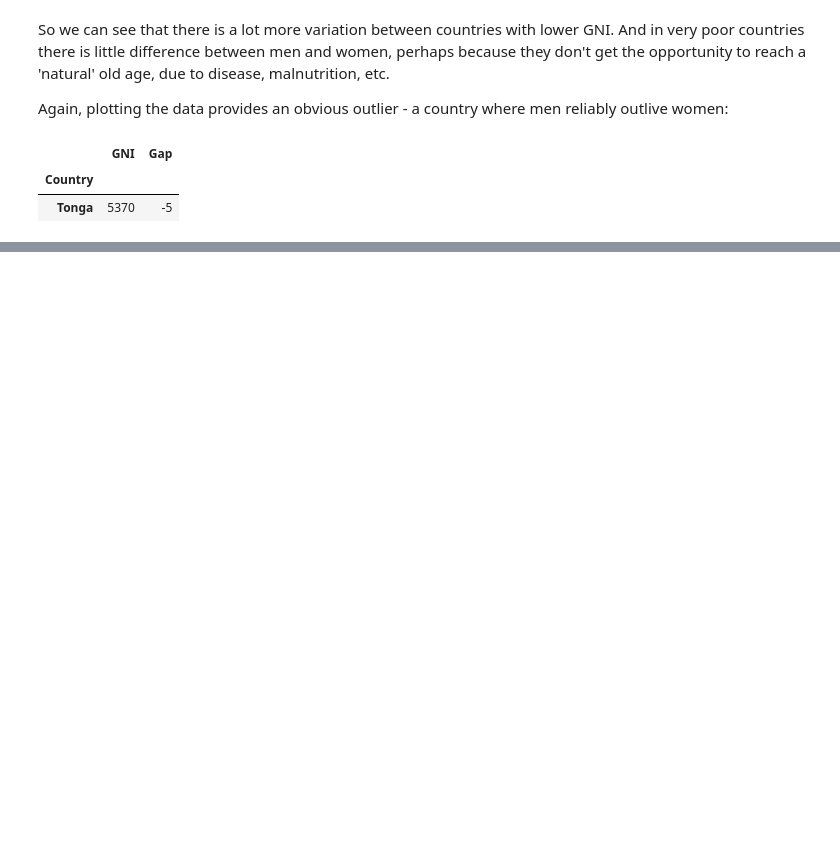
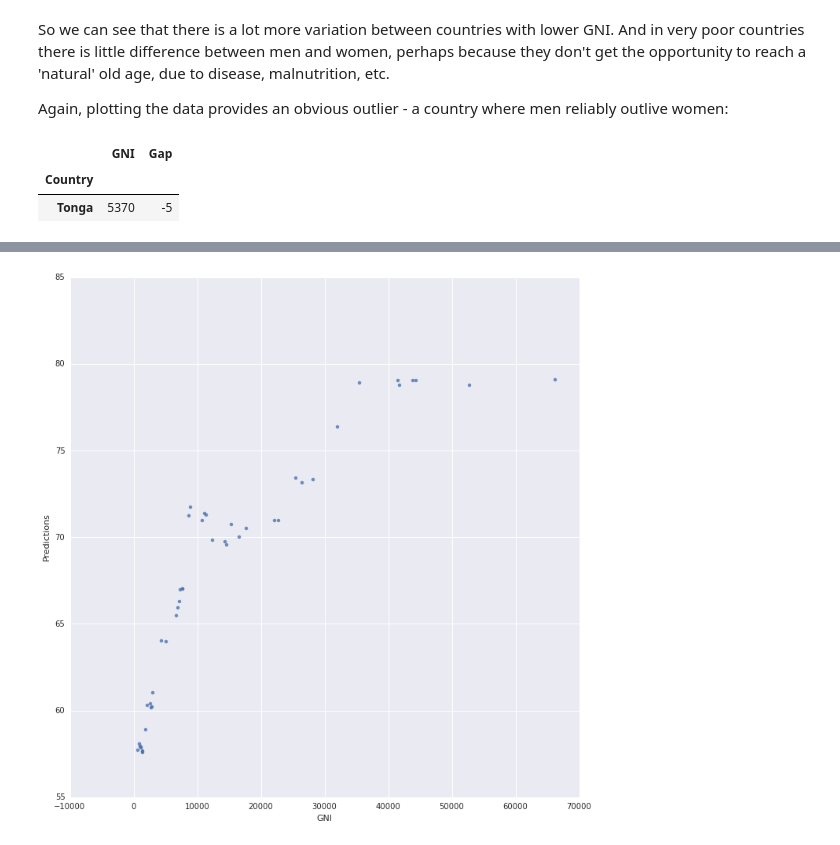
Before and after one commit to enkidu123/ci-data-experiments, a Jupyter notebook: notebooks/data-un-life-expectancy.ipynb, the cells around one changed output, grey strips where cells are left out. Cells and saved outputs as stored; diff of their text form; code cells hidden in the pictures; blank space fills up the shorter version.

Commit message:
Started experimental kNN regression

```diff
--- a/notebooks/data-un-life-expectancy.ipynb
+++ b/notebooks/data-un-life-expectancy.ipynb
@@ -182,0 +186,7 @@ df_gap[df_gap['Gap'] < 0]
+# %%
+# get the columns we need to do knn regression
+df_knn = pandas.DataFrame()
+df_knn['Male Expectancy'] = df_pivot['Expectancy', 'Male']
+df_knn['Female Expectancy'] = df_pivot['Expectancy', 'Female']
+df_knn['GNI'] = df_pivot['GNI', 'Male']
+df_knn.head()
@@ -182,0 +201,6 @@ df_gap[df_gap['Gap'] < 0]
+# %%
+import numpy
+# get rid of any incomplete rows
+df_knn.dropna(inplace=True)
+df_knn['Random'] = numpy.random.random(len(df_knn))
+df_knn.head()
@@ -182,0 +215,19 @@ df_gap[df_gap['Gap'] < 0]
+# %%
+from sklearn.neighbors import KNeighborsRegressor
+knn = KNeighborsRegressor(n_neighbors=15)
+
+threshold = 0.7
+train = df_knn[df_knn['Random'] < threshold].copy()
+test = df_knn[df_knn['Random'] >= threshold].copy()
+# Fit the model on the training data.
+knn.fit(train['GNI'].reshape(len(train), 1), train['Male Expectancy'])
+# Make point predictions on the test set using the fit model.
+predictions = knn.predict(test['GNI'].reshape(len(test), 1))
+
+test['Predictions'] = predictions
+test.head()
+
+#grid = seaborn.lmplot('GNI', 'Male Expectancy', data=test, fit_reg=False, size=10, y_jitter=0.2, palette='Set1')
+grid = seaborn.lmplot('GNI', 'Predictions', data=test, fit_reg=False, size=10, y_jitter=0.2, palette='Set1')
+# %% [output]
+[figure, added]
```
Also changed, not shown: parts of 4 cells of this notebook.
